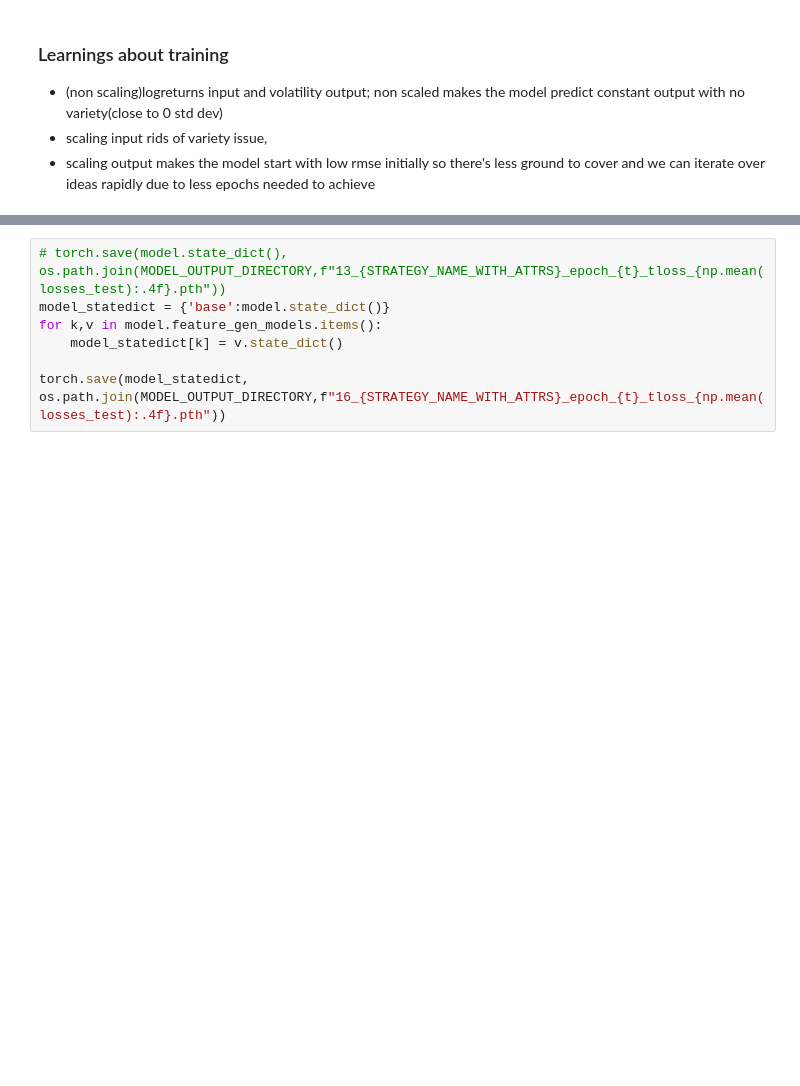
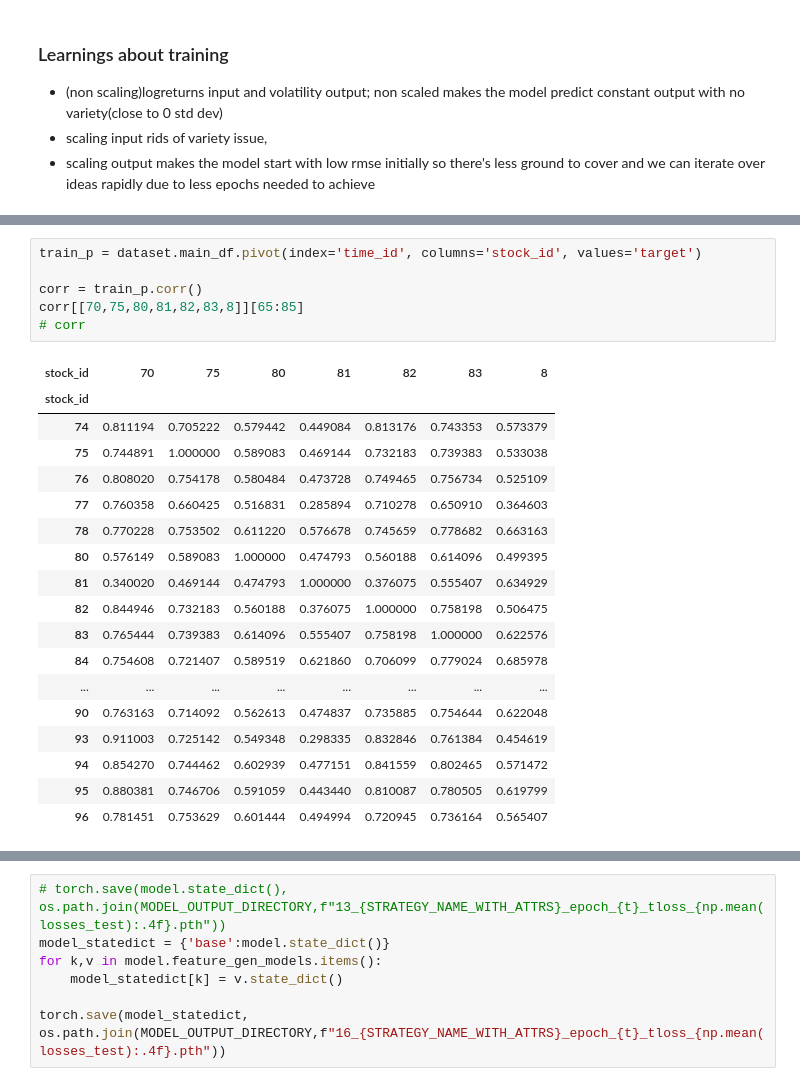
Before and after one commit to binarysentient/kaggle-binarysentient, a Jupyter notebook: optiver-realized-volatility-prediction/notebooks/03.optiver_realized_volatility_training_confirmation.ipynb, the cells around one changed output, grey strips where cells are left out. Drawn from its saved outputs; the diff is of its cells as text; blank space fills up the shorter version.

```diff
--- a/optiver-realized-volatility-prediction/notebooks/03.optiver_realized_volatility_training_confirmation.ipynb
+++ b/optiver-realized-volatility-prediction/notebooks/03.optiver_realized_volatility_training_confirmation.ipynb
@@ -880 +1116,26 @@ KeyboardInterrupt:
+# %%
+train_p = dataset.main_df.pivot(index='time_id', columns='stock_id', values='target')
+
+corr = train_p.corr()
+corr[[70,75,80,81,82,83,8]][65:85]
+# corr
+# %% [output]
+| stock_id | 70 | 75 | 80 | 81 | 82 | 83 | 8 |
+| stock_id |  |  |  |  |  |  |  |
+| 74 | 0.811194 | 0.705222 | 0.579442 | 0.449084 | 0.813176 | 0.743353 | 0.573379 |
+| 75 | 0.744891 | 1.000000 | 0.589083 | 0.469144 | 0.732183 | 0.739383 | 0.533038 |
+| 76 | 0.808020 | 0.754178 | 0.580484 | 0.473728 | 0.749465 | 0.756734 | 0.525109 |
+| 77 | 0.760358 | 0.660425 | 0.516831 | 0.285894 | 0.710278 | 0.650910 | 0.364603 |
+| 78 | 0.770228 | 0.753502 | 0.611220 | 0.576678 | 0.745659 | 0.778682 | 0.663163 |
+| 80 | 0.576149 | 0.589083 | 1.000000 | 0.474793 | 0.560188 | 0.614096 | 0.499395 |
+| 81 | 0.340020 | 0.469144 | 0.474793 | 1.000000 | 0.376075 | 0.555407 | 0.634929 |
+| 82 | 0.844946 | 0.732183 | 0.560188 | 0.376075 | 1.000000 | 0.758198 | 0.506475 |
+| 83 | 0.765444 | 0.739383 | 0.614096 | 0.555407 | 0.758198 | 1.000000 | 0.622576 |
+| 84 | 0.754608 | 0.721407 | 0.589519 | 0.621860 | 0.706099 | 0.779024 | 0.685978 |
+| ... | ... | ... | ... | ... | ... | ... | ... |
+| 90 | 0.763163 | 0.714092 | 0.562613 | 0.474837 | 0.735885 | 0.754644 | 0.622048 |
+| 93 | 0.911003 | 0.725142 | 0.549348 | 0.298335 | 0.832846 | 0.761384 | 0.454619 |
+| 94 | 0.854270 | 0.744462 | 0.602939 | 0.477151 | 0.841559 | 0.802465 | 0.571472 |
+| 95 | 0.880381 | 0.746706 | 0.591059 | 0.443440 | 0.810087 | 0.780505 | 0.619799 |
+| 96 | 0.781451 | 0.753629 | 0.601444 | 0.494994 | 0.720945 | 0.736164 | 0.565407 |
 # %%
```
Also changed, not shown: parts of 16 cells of this notebook, 1 other file.
